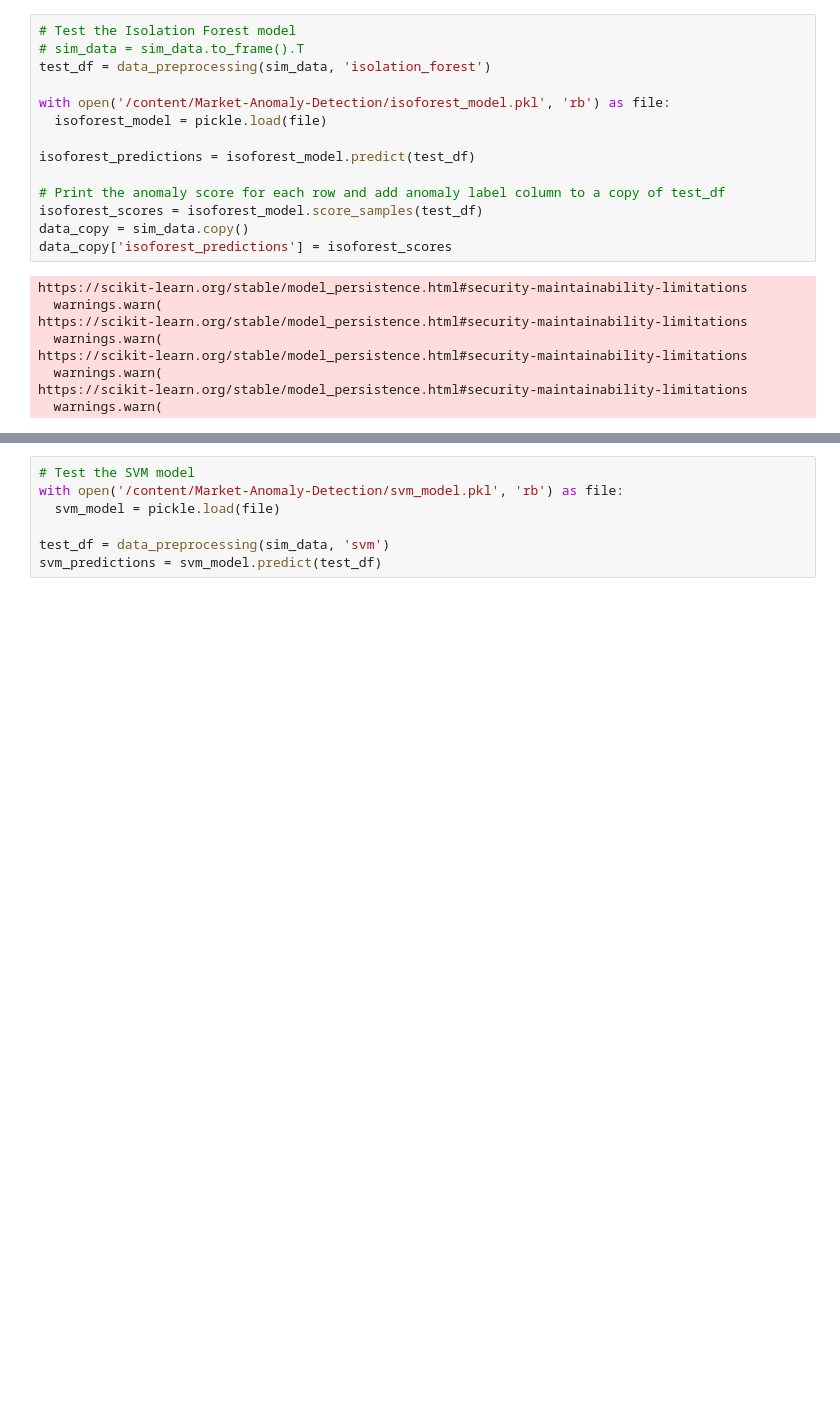
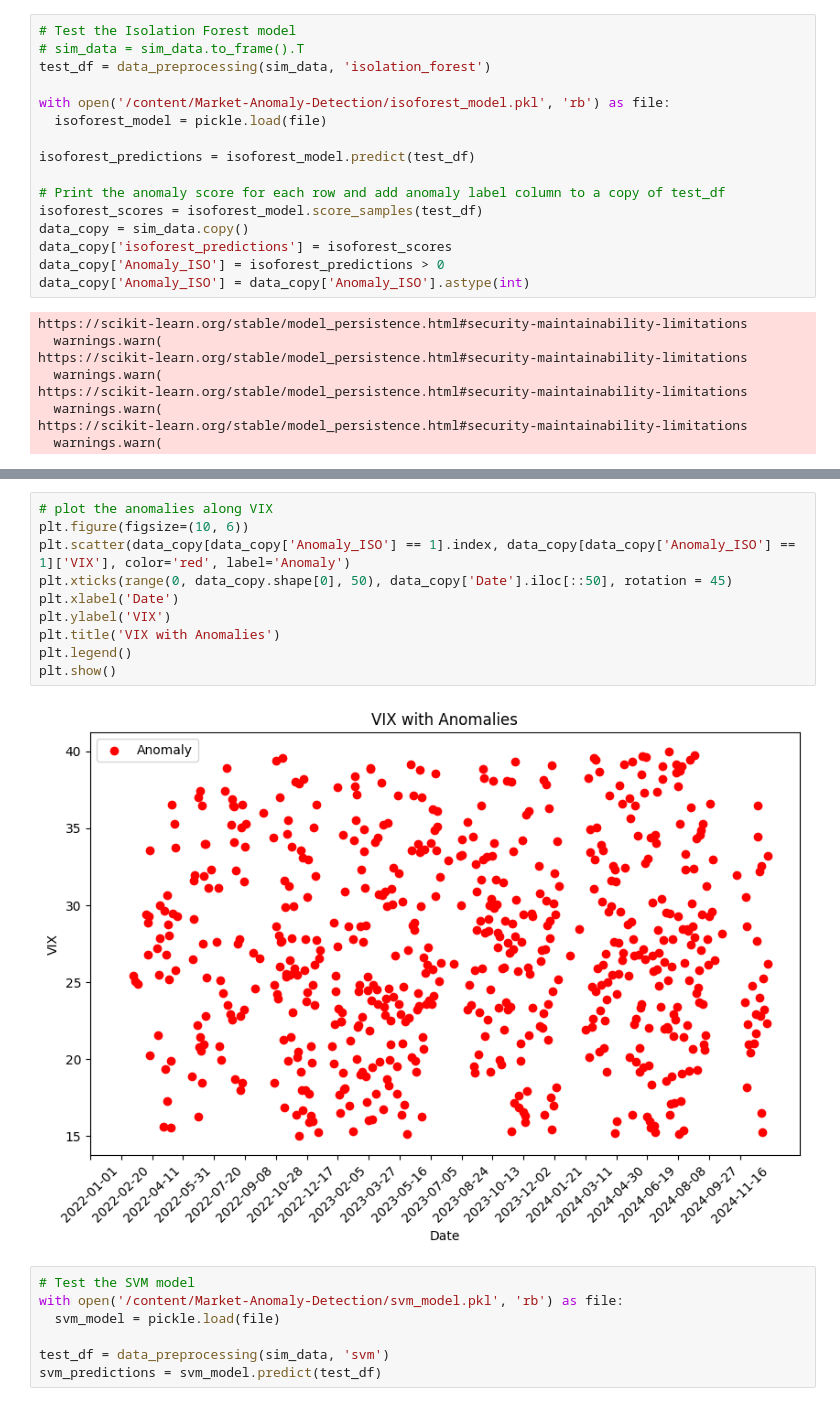
Before and after one commit to Sruthij93/Market-Anomaly-Detection, a Jupyter notebook: Market_Anomaly_Milestone2.ipynb, the cells around one changed output, grey strips where cells are left out. Saved outputs shown, nothing was run; the diff lists cells and outputs as text; blank space fills up the shorter version.

```diff
--- a/Market_Anomaly_Milestone2.ipynb
+++ b/Market_Anomaly_Milestone2.ipynb
@@ -121,6 +126,8 @@ isoforest_predictions = isoforest_model.predict(test_df)
 isoforest_scores = isoforest_model.score_samples(test_df)
 data_copy = sim_data.copy()
 data_copy['isoforest_predictions'] = isoforest_scores
+data_copy['Anomaly_ISO'] = isoforest_predictions > 0
+data_copy['Anomaly_ISO'] = data_copy['Anomaly_ISO'].astype(int)
 # %% [output]
 https://scikit-learn.org/stable/model_persistence.html#security-maintainability-limitations
   warnings.warn(
@@ -133,3 +152,15 @@ https://scikit-learn.org/stable/model_persistence.html#security-maintainability-
+# %%
+# plot the anomalies along VIX
+plt.figure(figsize=(10, 6))
+plt.scatter(data_copy[data_copy['Anomaly_ISO'] == 1].index, data_copy[data_copy['Anomaly_ISO'] == 1]['VIX'], color='red', label='Anomaly')
+plt.xticks(range(0, data_copy.shape[0], 50), data_copy['Date'].iloc[::50], rotation = 45)
+plt.xlabel('Date')
+plt.ylabel('VIX')
+plt.title('VIX with Anomalies')
+plt.legend()
+plt.show()
+# %% [output]
+[figure, added]
 # %%
 # Test the SVM model
 with open('/content/Market-Anomaly-Detection/svm_model.pkl', 'rb') as file:
```
Also changed, not shown: parts of 16 cells of this notebook.
